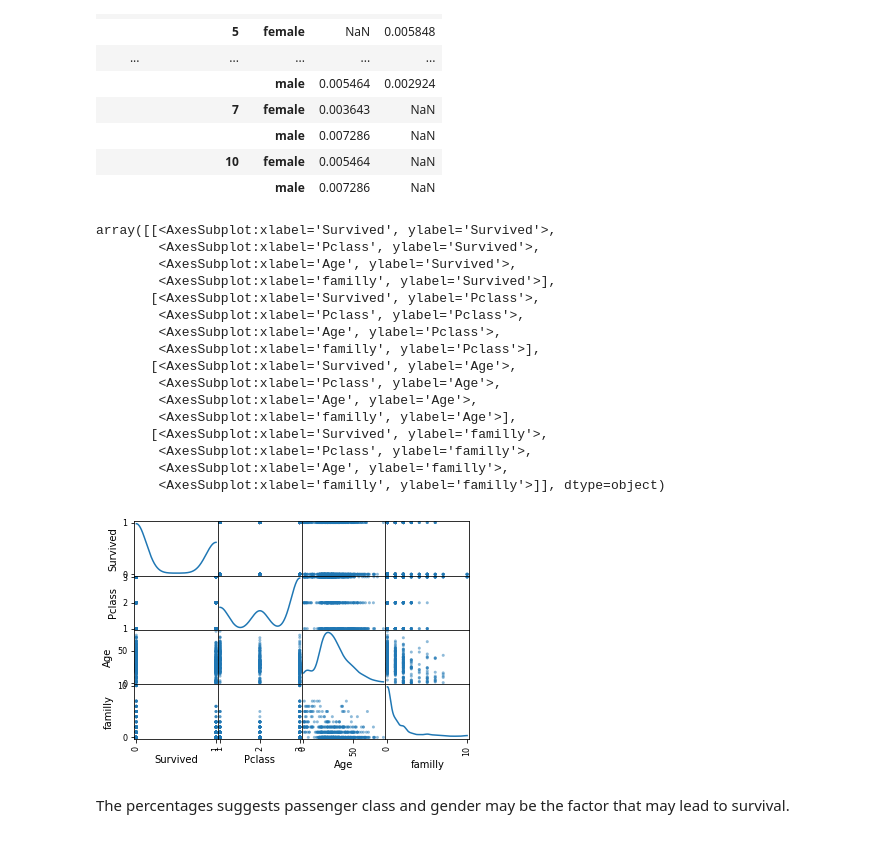
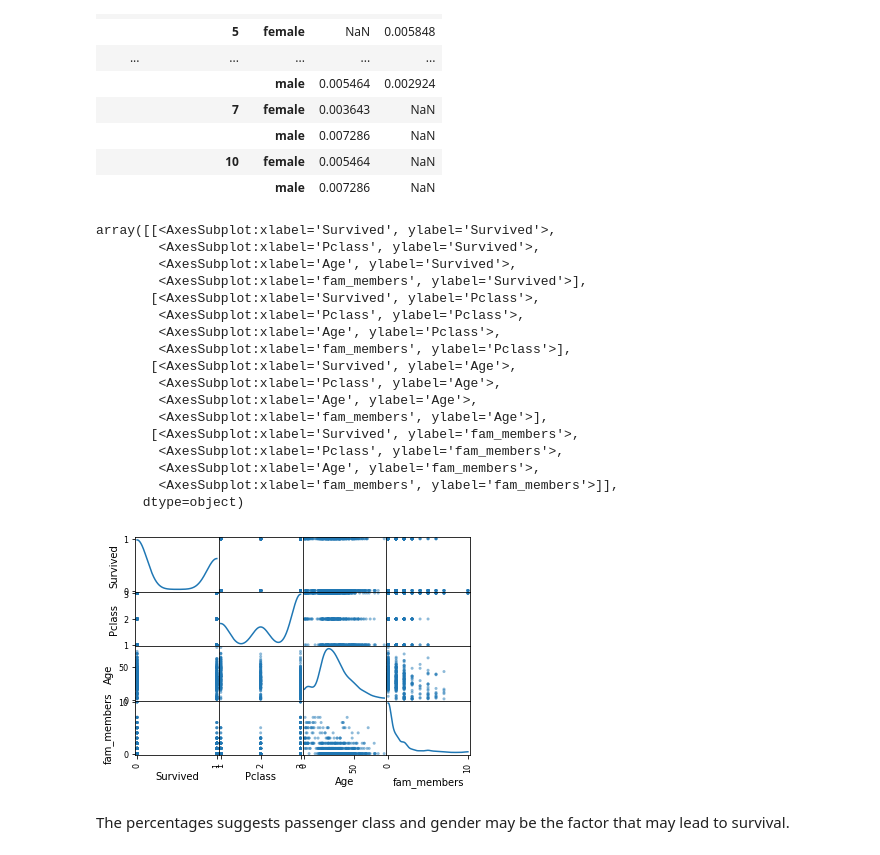
Before and after one commit to patRyserWelch8/KaggleTitanic, a Jupyter notebook: titanic.ipynb, the cells around one changed output. Drawn from its saved outputs; the diff is of its cells as text; code cells hidden in the pictures.

```diff
--- a/titanic.ipynb
+++ b/titanic.ipynb
@@ -507,27 +507,28 @@ temp.unstack()
 |  | 10 | female | 0.005464 | NaN |
 |  |  | male | 0.007286 | NaN |
 # %%
-columns = ["Survived","Pclass","Age", "familly"]
+columns = ["Survived","Pclass","Age", "fam_members"]
 titanic_train = titanic_train[columns]
 pd.plotting.scatter_matrix(titanic_train, diagonal='kde')
 # %% [output]
 array([[<AxesSubplot:xlabel='Survived', ylabel='Survived'>,
         <AxesSubplot:xlabel='Pclass', ylabel='Survived'>,
         <AxesSubplot:xlabel='Age', ylabel='Survived'>,
-        <AxesSubplot:xlabel='familly', ylabel='Survived'>],
+        <AxesSubplot:xlabel='fam_members', ylabel='Survived'>],
        [<AxesSubplot:xlabel='Survived', ylabel='Pclass'>,
         <AxesSubplot:xlabel='Pclass', ylabel='Pclass'>,
         <AxesSubplot:xlabel='Age', ylabel='Pclass'>,
-        <AxesSubplot:xlabel='familly', ylabel='Pclass'>],
+        <AxesSubplot:xlabel='fam_members', ylabel='Pclass'>],
        [<AxesSubplot:xlabel='Survived', ylabel='Age'>,
         <AxesSubplot:xlabel='Pclass', ylabel='Age'>,
         <AxesSubplot:xlabel='Age', ylabel='Age'>,
-        <AxesSubplot:xlabel='familly', ylabel='Age'>],
-       [<AxesSubplot:xlabel='Survived', ylabel='familly'>,
-        <AxesSubplot:xlabel='Pclass', ylabel='familly'>,
-        <AxesSubplot:xlabel='Age', ylabel='familly'>,
-        <AxesSubplot:xlabel='familly', ylabel='familly'>]], dtype=object)
+        <AxesSubplot:xlabel='fam_members', ylabel='Age'>],
+       [<AxesSubplot:xlabel='Survived', ylabel='fam_members'>,
+        <AxesSubplot:xlabel='Pclass', ylabel='fam_members'>,
+        <AxesSubplot:xlabel='Age', ylabel='fam_members'>,
+        <AxesSubplot:xlabel='fam_members', ylabel='fam_members'>]],
+      dtype=object)
-[figure, old version]
+[figure, new version]
 # %% [markdown]
 The percentages suggests passenger class and gender may be the factor that may lead to survival.
 # %% [markdown]
```
Also changed, not shown: parts of 48 cells of this notebook.
